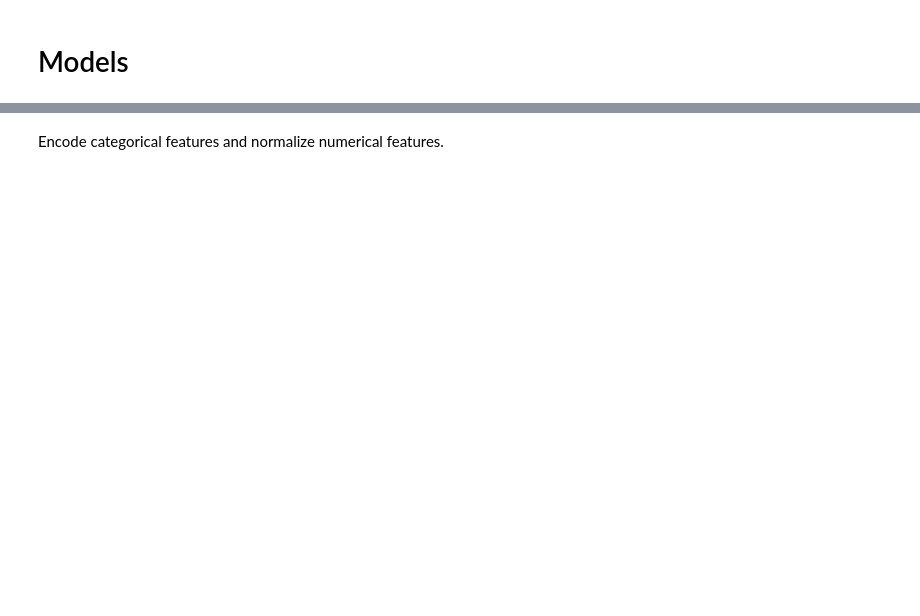
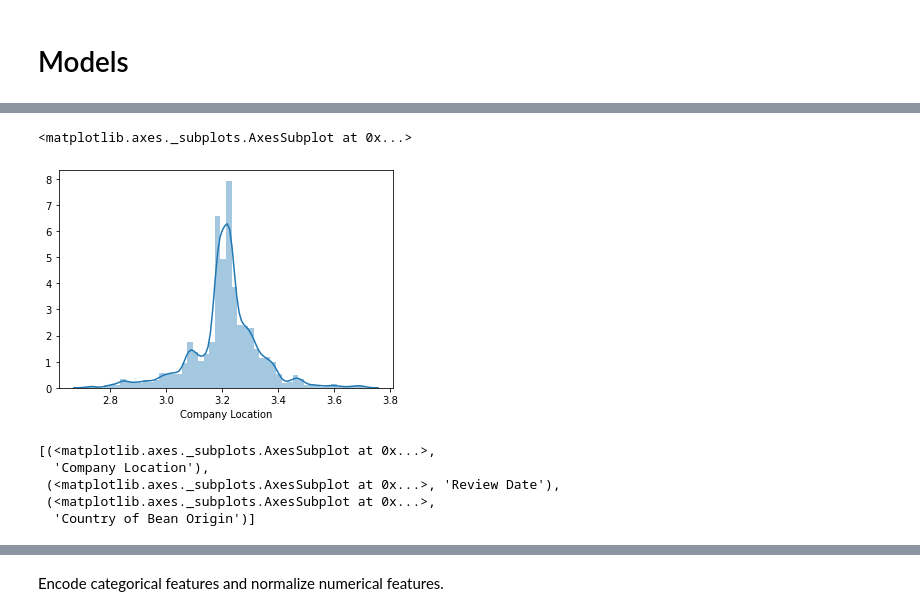
Before and after one commit to SimoneGiovannini/chocolate-rating-project, a Jupyter notebook: models.ipynb, the cells around one changed output, grey strips where cells are left out. Drawn from its saved outputs; the diff is of its cells as text; code cells hidden in the pictures; blank space fills up the shorter version.

```diff
--- a/models.ipynb
+++ b/models.ipynb
@@ -27,0 +83,13 @@ df = pd.read_csv('./data_prepared.csv')
+# %%
+sns.distplot(df_trans['Company Location'])
+# %% [output]
+<matplotlib.axes._subplots.AxesSubplot at 0x...>
+[figure, added]
+# %%
+list(zip(axs, df_trans.columns[:3]))
+# %% [output]
+[(<matplotlib.axes._subplots.AxesSubplot at 0x...>,
+  'Company Location'),
+ (<matplotlib.axes._subplots.AxesSubplot at 0x...>, 'Review Date'),
+ (<matplotlib.axes._subplots.AxesSubplot at 0x...>,
+  'Country of Bean Origin')]
```
Also changed, not shown: parts of 25 cells of this notebook, 1 other file.
